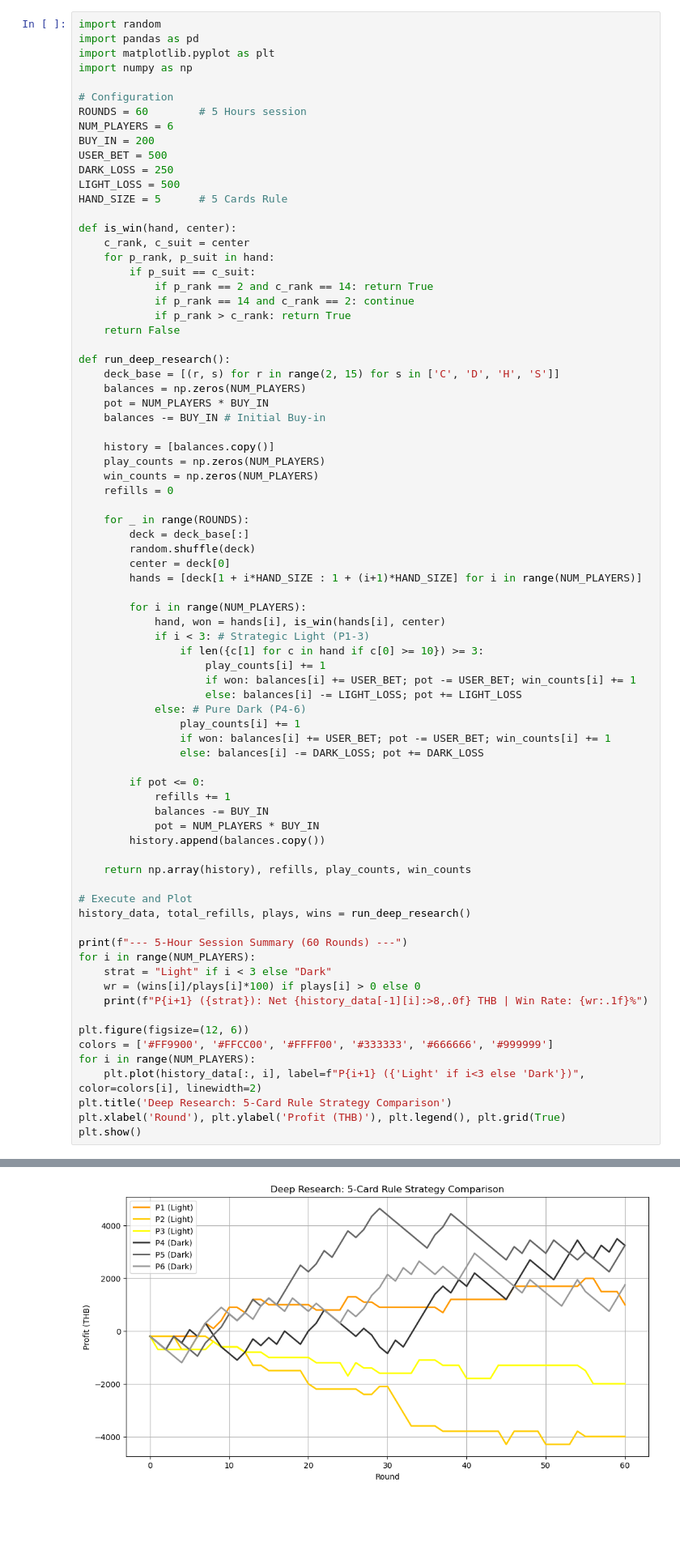
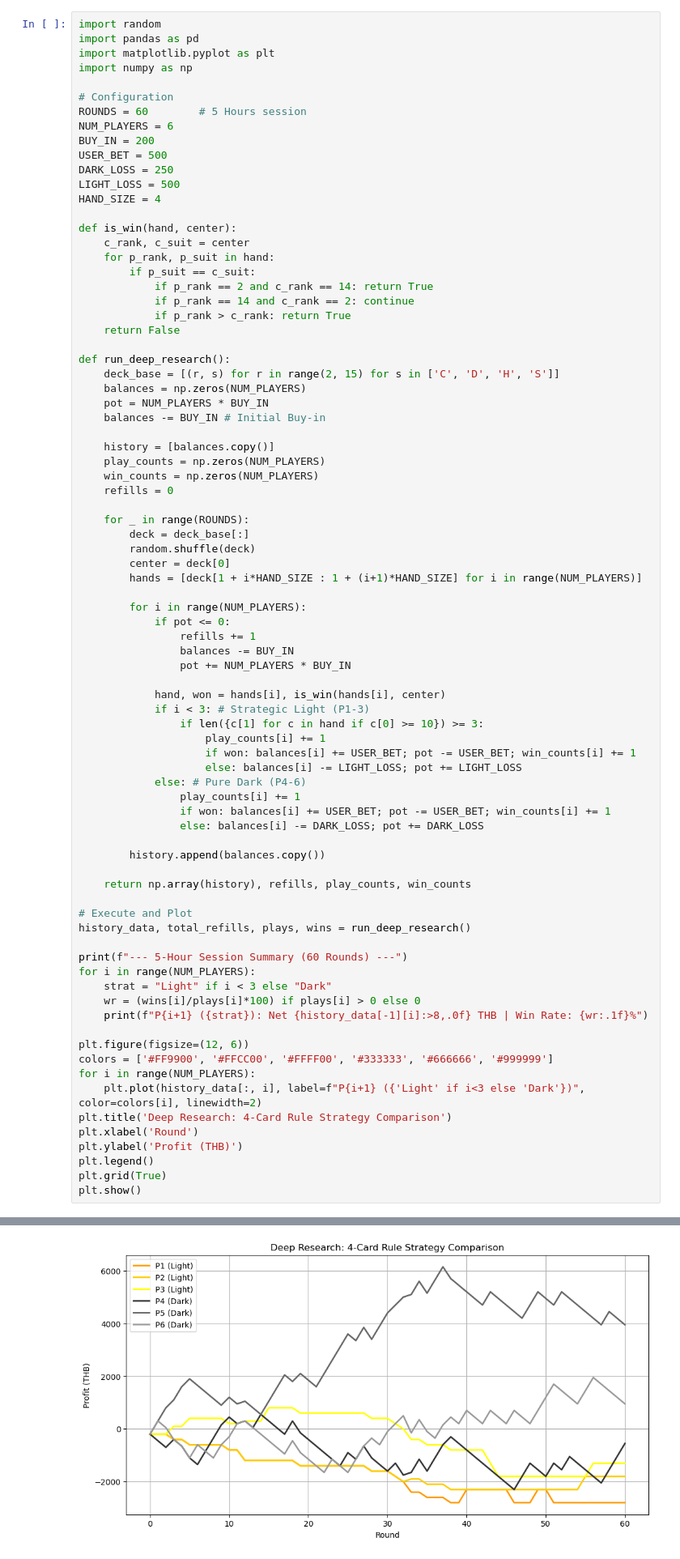
Before and after one commit to ssirawiitch/TeeTaek_card, a Jupyter notebook: dark_strategy/Dark_ver1.ipynb, the cells around one changed output, grey strips where cells are left out. Shown at 81% size. Saved outputs shown, nothing was run; the diff lists cells and outputs as text; blank space fills up the shorter version.

```diff
--- a/dark_strategy/Dark_ver1.ipynb
+++ b/dark_strategy/Dark_ver1.ipynb
@@ -51,7 +51,7 @@ BUY_IN = 200
 USER_BET = 500
 DARK_LOSS = 250
 LIGHT_LOSS = 500
-HAND_SIZE = 5      # 5 Cards Rule
+HAND_SIZE = 4
 
 def is_win(hand, center):
     c_rank, c_suit = center
@@ -80,6 +80,11 @@ def run_deep_research():
         hands = [deck[1 + i*HAND_SIZE : 1 + (i+1)*HAND_SIZE] for i in range(NUM_PLAYERS)]
 
         for i in range(NUM_PLAYERS):
+            if pot <= 0:
+                refills += 1
+                balances -= BUY_IN
+                pot += NUM_PLAYERS * BUY_IN
+
             hand, won = hands[i], is_win(hands[i], center)
             if i < 3: # Strategic Light (P1-3)
                 if len({c[1] for c in hand if c[0] >= 10}) >= 3:
@@ -91,10 +96,6 @@ def run_deep_research():
                 if won: balances[i] += USER_BET; pot -= USER_BET; win_counts[i] += 1
                 else: balances[i] -= DARK_LOSS; pot += DARK_LOSS
 
-        if pot <= 0:
-            refills += 1
-            balances -= BUY_IN
-            pot = NUM_PLAYERS * BUY_IN
         history.append(balances.copy())
 
     return np.array(history), refills, play_counts, win_counts
@@ -112,8 +113,11 @@ plt.figure(figsize=(12, 6))
 colors = ['#FF9900', '#FFCC00', '#FFFF00', '#333333', '#666666', '#999999']
 for i in range(NUM_PLAYERS):
     plt.plot(history_data[:, i], label=f"P{i+1} ({'Light' if i<3 else 'Dark'})", color=colors[i], linewidth=2)
-plt.title('Deep Research: 5-Card Rule Strategy Comparison')
-plt.xlabel('Round'), plt.ylabel('Profit (THB)'), plt.legend(), plt.grid(True)
+plt.title('Deep Research: 4-Card Rule Strategy Comparison')
+plt.xlabel('Round')
+plt.ylabel('Profit (THB)')
+plt.legend()
+plt.grid(True)
 plt.show()
 # %% [output]
 --- 5-Hour Session Summary (60 Rounds) ---
@@ -126,4 +130,4 @@ P6 (Dark): Net    1,750 THB | Win Rate: 41.7%
-[figure, old version]
+[figure, new version]
 # %% [markdown]
 ### 2. Then, Simulate for 10000 days
 
```
Also changed, not shown: parts of 2 cells of this notebook.
